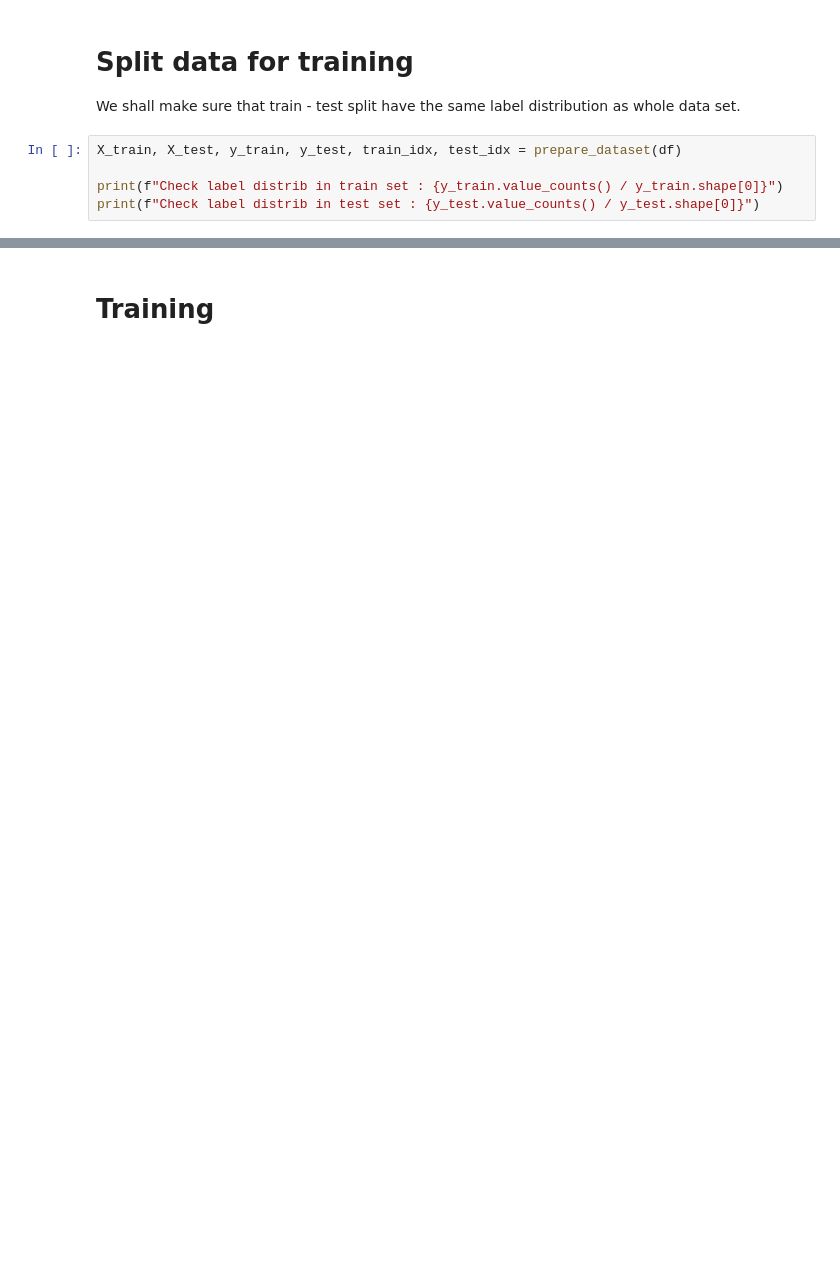
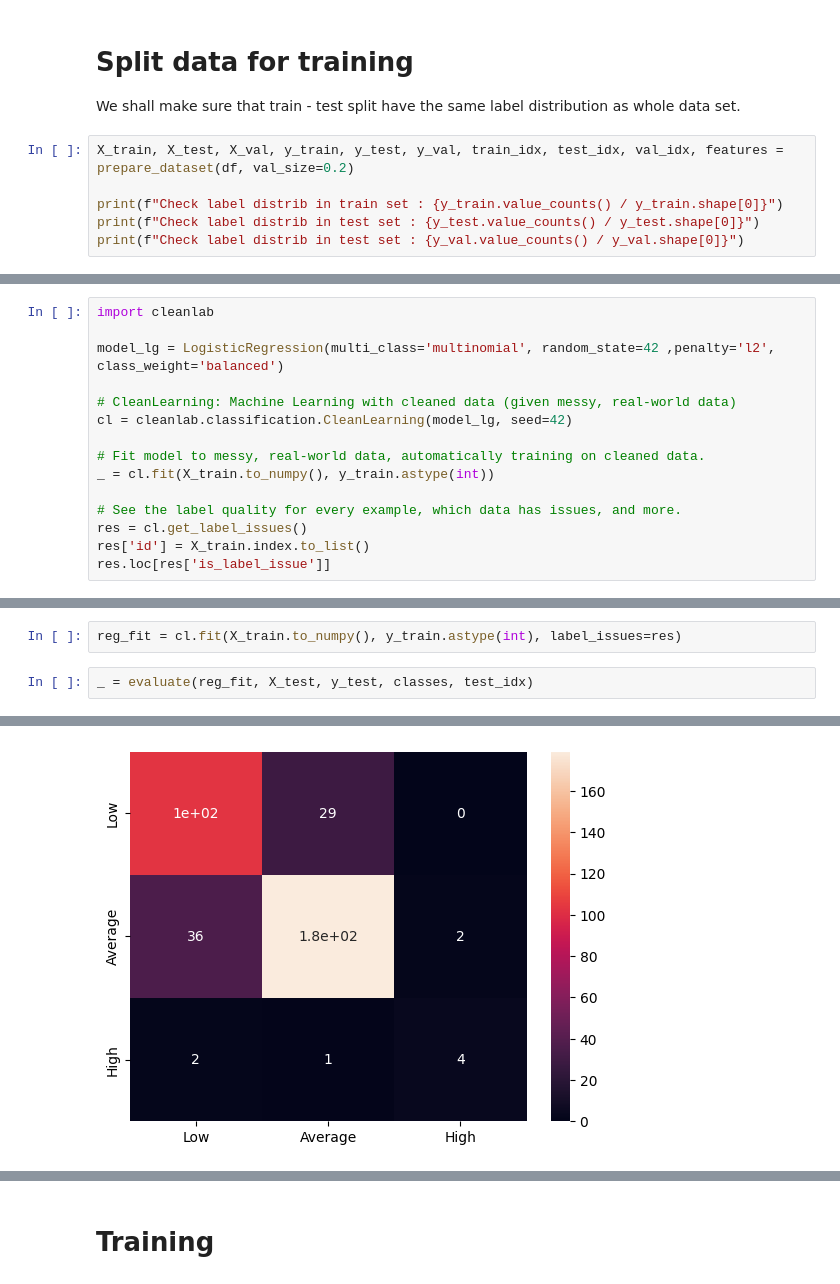
Before and after one commit to PhiCtl/flour-screening, a Jupyter notebook: data_classification.ipynb, the cells around one changed output, grey strips where cells are left out. Drawn from its saved outputs; the diff is of its cells as text; blank space fills up the shorter version.

Commit message:
final corrections for classification, CV and features understanding

```diff
--- a/data_classification.ipynb
+++ b/data_classification.ipynb
@@ -31,9 +32,10 @@ classes = ['Low', 'Average', 'High']
 
 We shall make sure that train - test split have the same label distribution as whole data set.
 # %%
-X_train, X_test, y_train, y_test, train_idx, test_idx = prepare_dataset(df)
+X_train, X_test, X_val, y_train, y_test, y_val, train_idx, test_idx, val_idx, features = prepare_dataset(df, val_size=0.2)
 
 print(f"Check label distrib in train set : {y_train.value_counts() / y_train.shape[0]}")
 print(f"Check label distrib in test set : {y_test.value_counts() / y_test.shape[0]}")
+print(f"Check label distrib in test set : {y_val.value_counts() / y_val.shape[0]}")
 # %% [output]
 Check label distrib in train set : Quality
@@ -68,0 +70,15 @@ X_res, y_res = smote.fit_resample(X_train, y_train)
+# %%
+import cleanlab
+
+model_lg = LogisticRegression(multi_class='multinomial', random_state=42 ,penalty='l2', class_weight='balanced')
+
+# CleanLearning: Machine Learning with cleaned data (given messy, real-world data)
+cl = cleanlab.classification.CleanLearning(model_lg, seed=42)
+
+# Fit model to messy, real-world data, automatically training on cleaned data.
+_ = cl.fit(X_train.to_numpy(), y_train.astype(int))
+
+# See the label quality for every example, which data has issues, and more.
+res = cl.get_label_issues()
+res['id'] = X_train.index.to_list()
+res.loc[res['is_label_issue']]
@@ -68,0 +99,5 @@ X_res, y_res = smote.fit_resample(X_train, y_train)
+# %%
+reg_fit = cl.fit(X_train.to_numpy(), y_train.astype(int), label_issues=res)
+# %%
+_ = evaluate(reg_fit, X_test, y_test, classes, test_idx)
+# %% [output]
@@ -68,0 +119 @@ X_res, y_res = smote.fit_resample(X_train, y_train)
+[figure, added]
```
Also changed, not shown: parts of 56 cells of this notebook, 1 other file.
